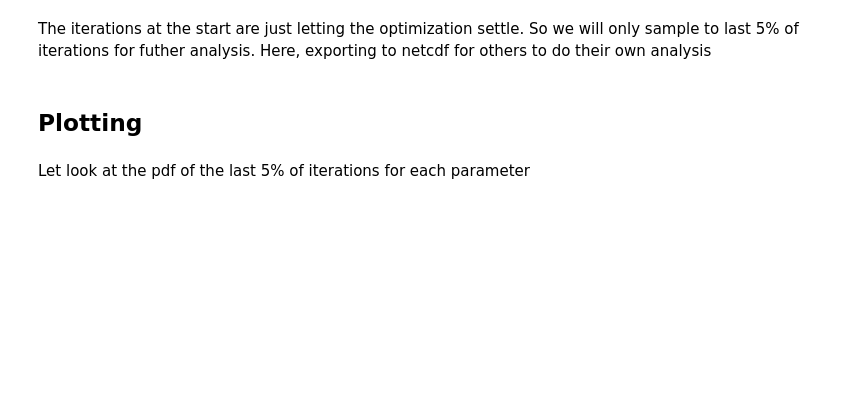
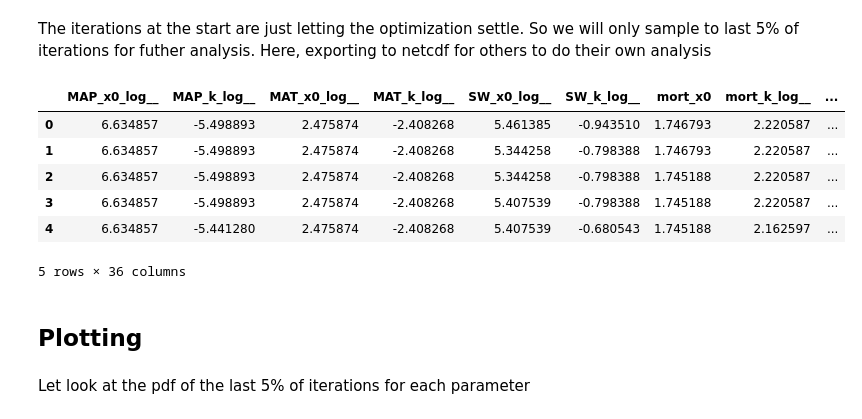
Before and after one commit to douglask3/savanna_fire_feedback_test, a Jupyter notebook: notebooks/bayesian_inference.ipynb, the cells around one changed output. Saved outputs shown, nothing was run; the diff lists cells and outputs as text; code cells hidden in the pictures; blank space fills up the shorter version.

```diff
--- a/notebooks/bayesian_inference.ipynb
+++ b/notebooks/bayesian_inference.ipynb
@@ -389,15 +391,25 @@ The iterations at the start are just letting the optimization settle. So we will
 # %%
 varnames = mcmc_traces.varnames
 
 def cutFirstX(varname, ncut = 80):
     vals = mcmc_traces.get_values(varname)
     ncut = round(len(vals) * ncut / 100)
     vals = vals[ncut:]
     return(vals)
 
 vals = [cutFirstX(i) for i in varnames]
 vals = pd.DataFrame(np.array(vals).T, columns=varnames)
 vals.to_csv(param_outpath, index=False)
+
+vals.head()
+# %% [output]
+|  | MAP_x0_log__ | MAP_k_log__ | MAT_x0_log__ | MAT_k_log__ | SW_x0_log__ | SW_k_log__ | mort_x0 | mort_k_log__ | ... |
+| 0 | 6.634857 | -5.498893 | 2.475874 | -2.408268 | 5.461385 | -0.943510 | 1.746793 | 2.220587 | ... |
+| 1 | 6.634857 | -5.498893 | 2.475874 | -2.408268 | 5.344258 | -0.798388 | 1.746793 | 2.220587 | ... |
+| 2 | 6.634857 | -5.498893 | 2.475874 | -2.408268 | 5.344258 | -0.798388 | 1.745188 | 2.220587 | ... |
+| 3 | 6.634857 | -5.498893 | 2.475874 | -2.408268 | 5.407539 | -0.798388 | 1.745188 | 2.220587 | ... |
+| 4 | 6.634857 | -5.441280 | 2.475874 | -2.408268 | 5.407539 | -0.680543 | 1.745188 | 2.162597 | ... |
+5 rows × 36 columns
 # %% [markdown]
 ## Plotting
 # %% [markdown]
```
Also changed, not shown: parts of 11 cells of this notebook, 1 other file.
